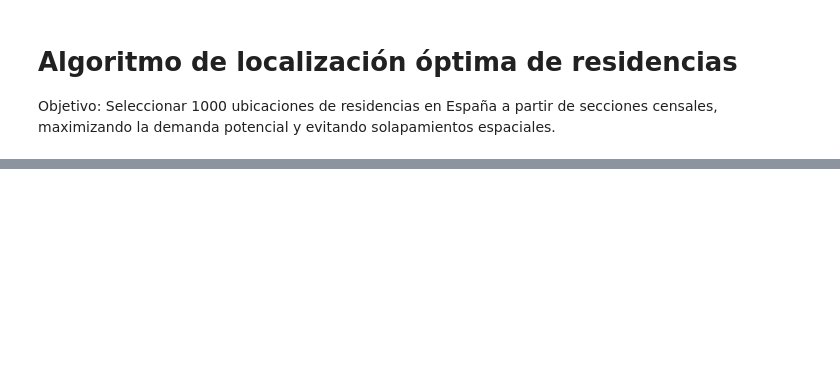
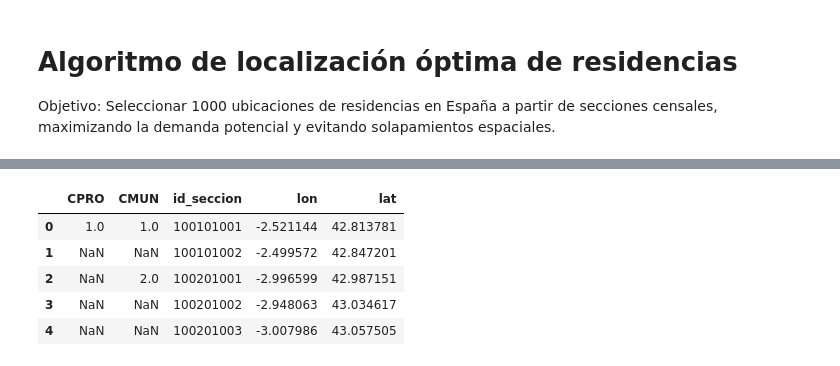
Before and after one commit to lgarbayo/seed-algorithm, a Jupyter notebook: notebooks/01_mvp_localizacion.ipynb, the cells around one changed output, grey strips where cells are left out. Saved outputs shown, nothing was run; the diff lists cells and outputs as text; code cells hidden in the pictures; blank space fills up the shorter version.

```diff
--- a/notebooks/01_mvp_localizacion.ipynb
+++ b/notebooks/01_mvp_localizacion.ipynb
@@ -54,0 +75,4 @@ df_filt = df_norm[df_norm["p80plus"] >= MIN_80].copy()
+# %%
+df_loc   = df_loc.rename(columns={"Seccion": "id_seccion"})
+df_sit   = df_sit.rename(columns={"Seccion": "id_seccion"})
+df_renta = df_renta.rename(columns={"Seccion": "id_seccion"})
@@ -54,0 +87,19 @@ df_filt = df_norm[df_norm["p80plus"] >= MIN_80].copy()
+# %%
+# MVP: trabajamos solo a nivel sección censal
+df = df_loc.copy()
+
+# Renombrar columnas clave
+df = df.rename(columns={
+    "Seccion": "id_seccion",
+    "latitud": "lat",
+    "longitud": "lon"
+})
+
+df.head()
+# %% [output]
+|  | CPRO | CMUN | id_seccion | lon | lat |
+| 0 | 1.0 | 1.0 | 100101001 | -2.521144 | 42.813781 |
+| 1 | NaN | NaN | 100101002 | -2.499572 | 42.847201 |
+| 2 | NaN | 2.0 | 100201001 | -2.996599 | 42.987151 |
+| 3 | NaN | NaN | 100201002 | -2.948063 | 43.034617 |
+| 4 | NaN | NaN | 100201003 | -3.007986 | 43.057505 |
```
Also changed, not shown: parts of 17 cells of this notebook.
